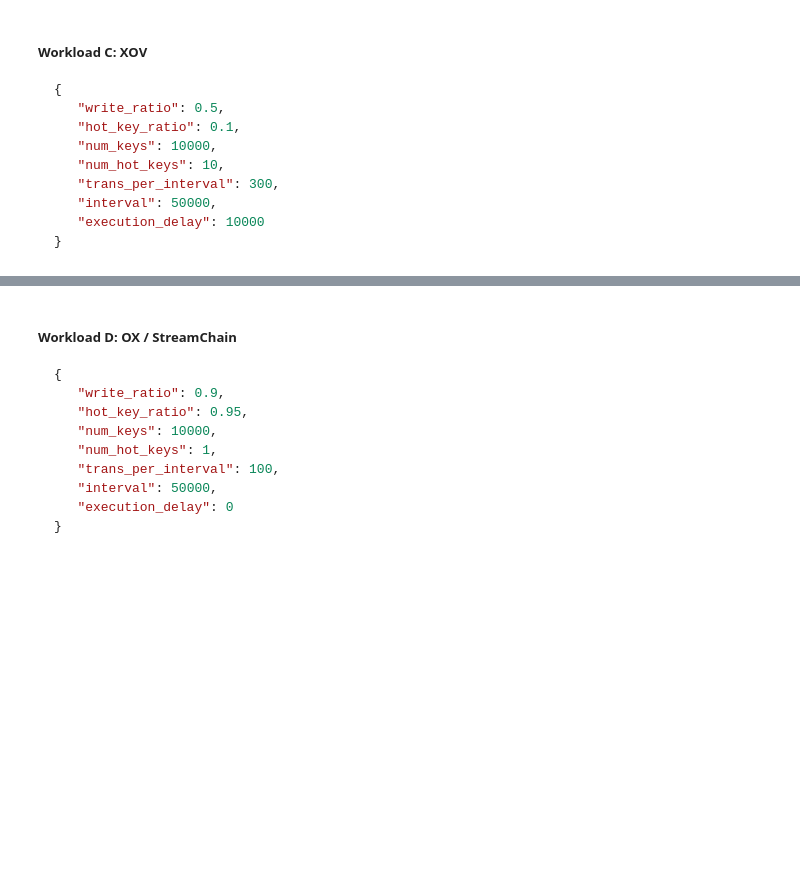
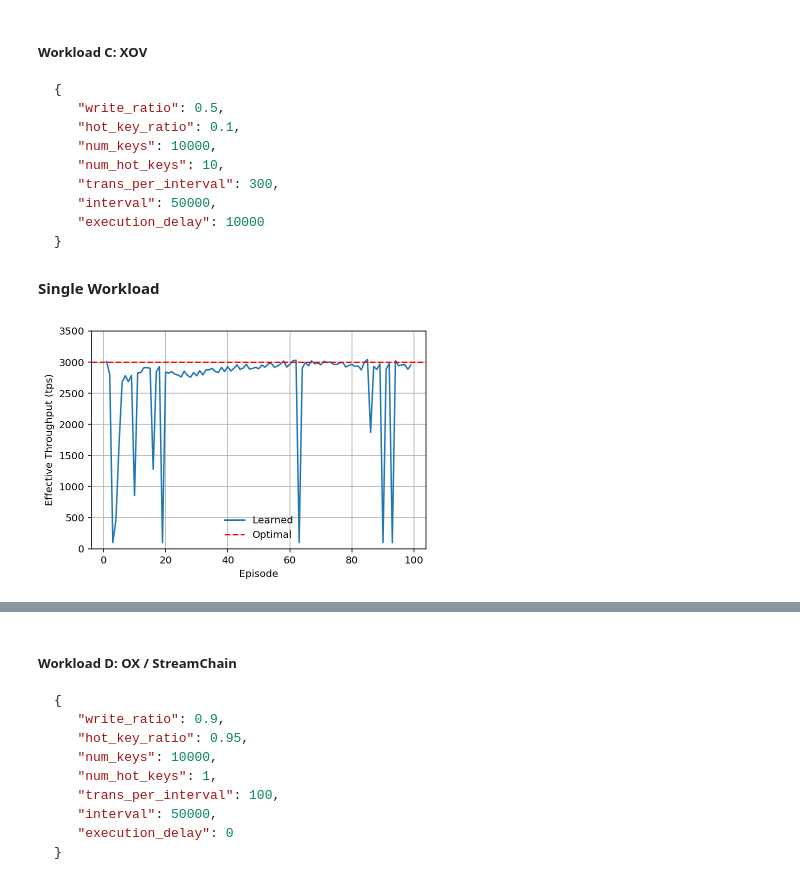
Before and after one commit to chenyuanwu/AdaChain, a Jupyter notebook: src/learning/evaluation.ipynb, the cells around one changed output, grey strips where cells are left out. Saved outputs shown, nothing was run; the diff lists cells and outputs as text; code cells hidden in the pictures; blank space fills up the shorter version.

````diff
--- a/src/learning/evaluation.ipynb
+++ b/src/learning/evaluation.ipynb
@@ -68,3 +76,9 @@ exp1_plot_throughput('ts_single_oxii.csv', 2000, 1450)
    "execution_delay": 10000
 }
 ```
+# %% [markdown]
+**Single Workload**
+# %%
+exp1_plot_throughput('ts_single_xov.csv', 3500, 3000)
+# %% [output]
+[figure, added]
````
Also changed, not shown: parts of 9 cells of this notebook, 5 other files.
